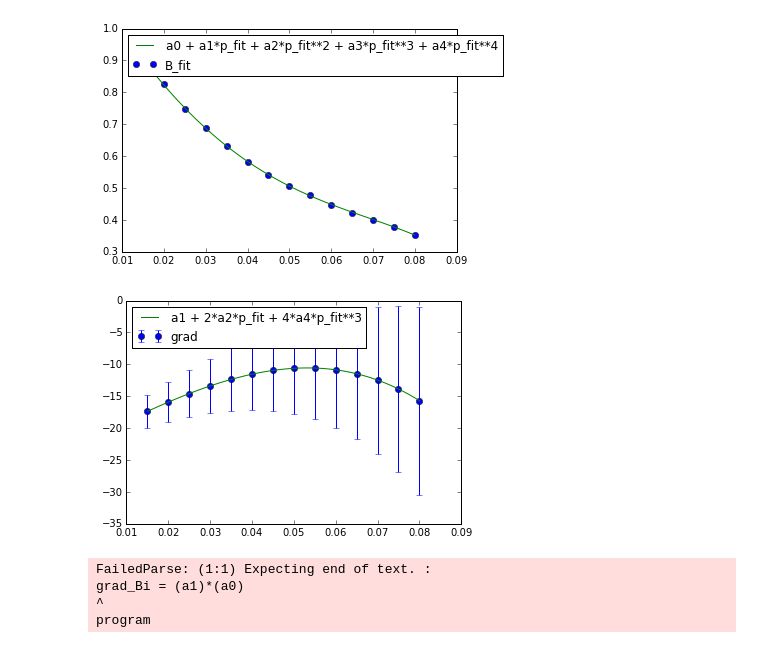
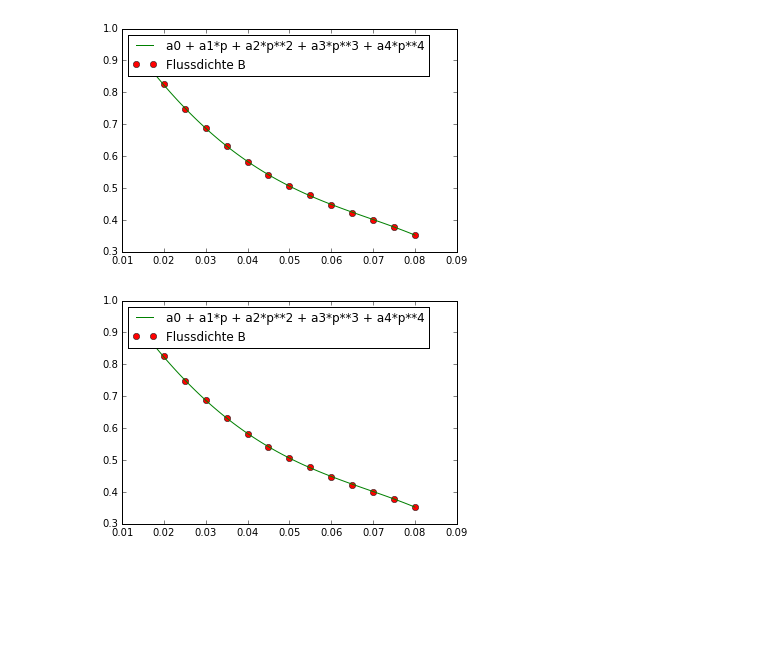
Before and after one commit to lukasbk/ErrorPro, a Jupyter notebook: projects/Dia- und Paramagnetismus/Auswertung.ipynb, the cells around one changed output. Drawn from its saved outputs; the diff is of its cells as text; code cells hidden in the pictures; blank space fills up the shorter version.

```diff
--- a/projects/Dia- und Paramagnetismus/Auswertung.ipynb
+++ b/projects/Dia- und Paramagnetismus/Auswertung.ipynb
@@ -10,19 +10,7 @@ p = project.Project()
 # %%
 p.load("teil1.dat")
 # %%
-p.code("""
-x = 1 [m]
-y = 1 [T]
-
-a0=1
-a1=1
-a2=1
-a3=1
-a4=1
-p_fit = p/x
-B_fit = B/y
-"""
-)
-p.fit("a4*p_fit**4 + a3*p_fit**3 + a2*p_fit**2 + a1*p_fit + a0", ["p_fit","B_fit"], ["a0","a1","a2","a3","a4"], plot=True)
+p.fit("a4*p**4 + a3*p**3 + a2*p**2 + a1*p + a0", ["p","B"], ["a0","a1","a2","a3","a4"], ignore_dim=True, plot=True)
 # %% [output]
-[figure, old version]
+[figure, new version]
+[figure, added]
@@ -35,12 +16,0 @@ BdBdh = fit_function*ableitung
-# %%
-p.code("grad = "+str(ableitung))
-p.plot(["p_fit",str(ableitung)], ["p_fit","grad"])
-# %% [output]
-[figure, removed]
-# %%
-p.code("grad_Bi = " + str(BdBdh.subs(p.data["p_fit"],p.data["p_Bi_m"])))
-# %% [output]
-FailedParse: (1:1) Expecting end of text. :
-grad_Bi = (a1)*(a0)
-^
-program
```
Also changed, not shown: parts of 5 cells of this notebook, 3 other files.
